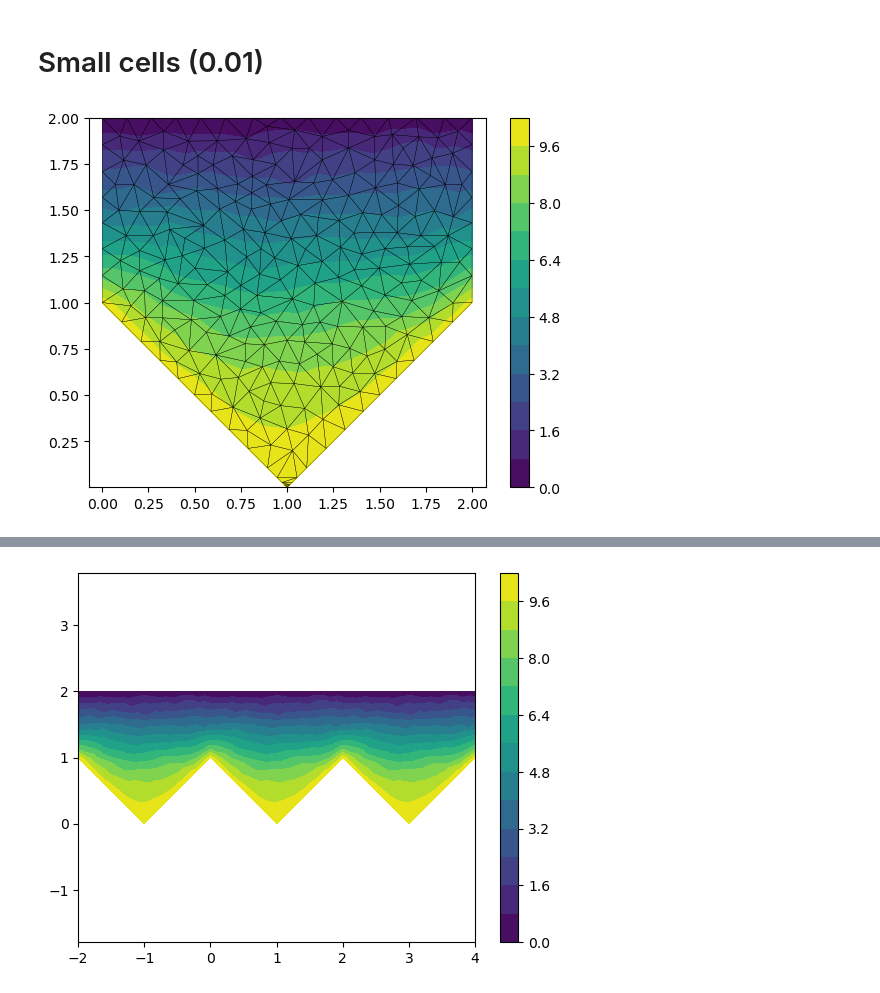
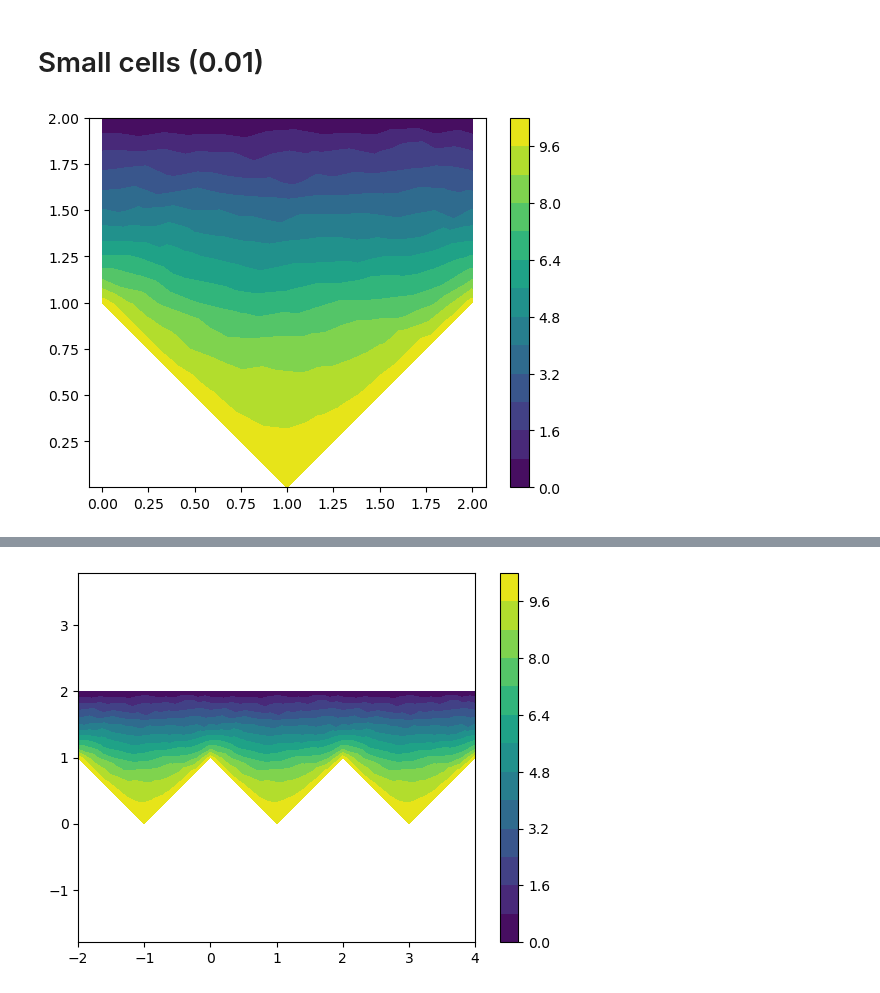
Before and after one commit to sanonesan/2d_Laplace_eq_FEM, a Jupyter notebook: laplace_eq_domain_4_abs_x.ipynb, the cells around one changed output, grey strips where cells are left out. Drawn from its saved outputs; the diff is of its cells as text; code cells hidden in the pictures.

```diff
--- a/laplace_eq_domain_4_abs_x.ipynb
+++ b/laplace_eq_domain_4_abs_x.ipynb
@@ -19,18 +19,18 @@ def plot_fem_mesh(nodes_x, nodes_y, elements, linewidth: float = 0.2):
 # %%
 df_x_y = pd.read_csv("./domains/domain_4/mesh001/mesh_nodes.csv")
 df_z = pd.read_csv("./output/domain_4/mesh001/Test_domain_4_abs_x_mesh_001_solution.csv")
 df_elements = pd.read_csv("./domains/domain_4/mesh001/mesh_polygons.csv")
 for element in df_elements.values:
     element -= 1;
 
 
 triangulation = tri.Triangulation(df_x_y["x"].values, df_x_y["y"].values, triangles=df_elements.values)
 plt.tricontourf(triangulation, df_z["sol"].values, levels = 15)
 #show
-plot_fem_mesh(df_x_y["x"].values, df_x_y["y"].values, df_elements.values)
+#plot_fem_mesh(df_x_y["x"].values, df_x_y["y"].values, df_elements.values)
 
 plt.colorbar()
 plt.axis('equal')
 plt.show()
 # %% [output]
-[figure, old version]
+[figure, new version]
```
Also changed, not shown: parts of 1 cell of this notebook, 5 other files.
